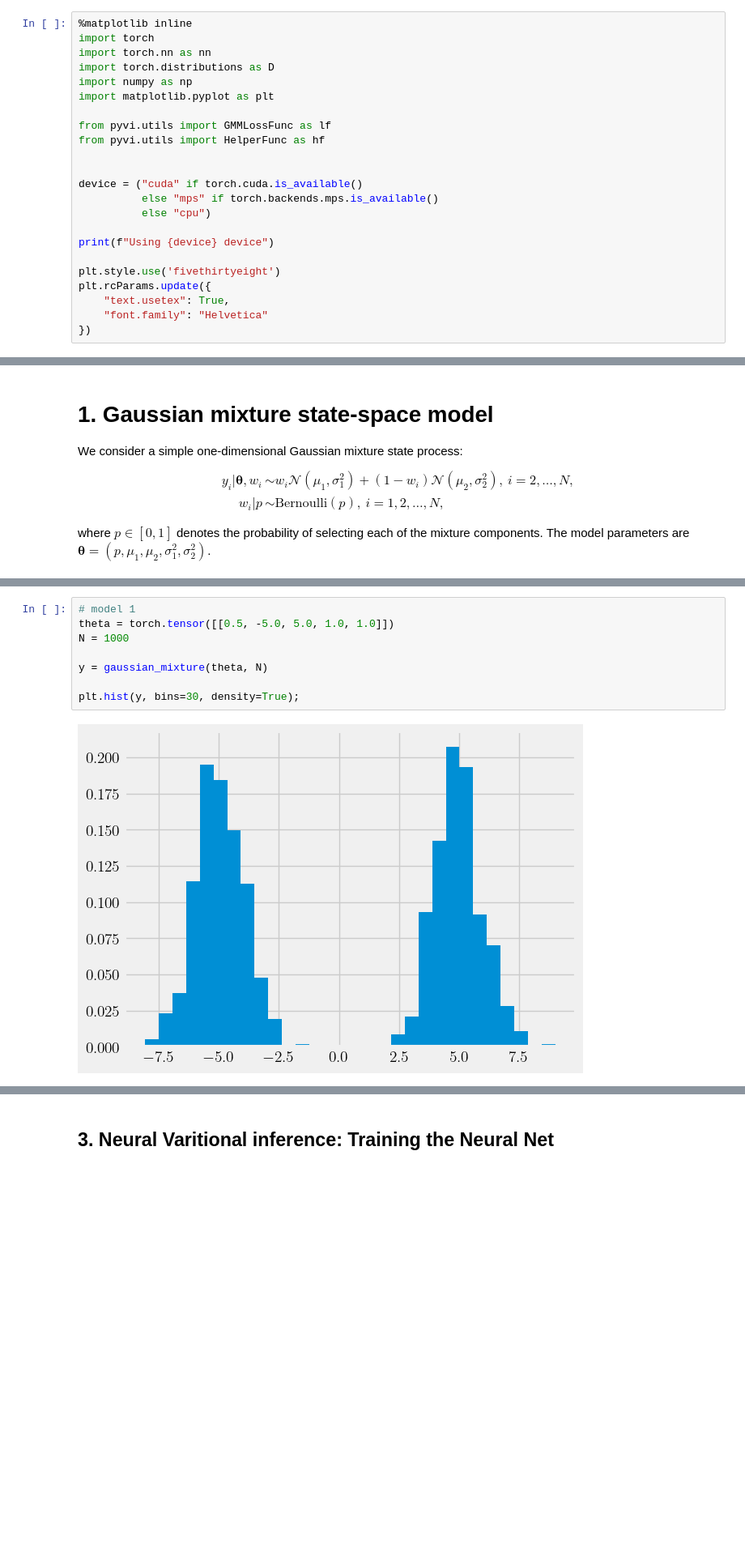
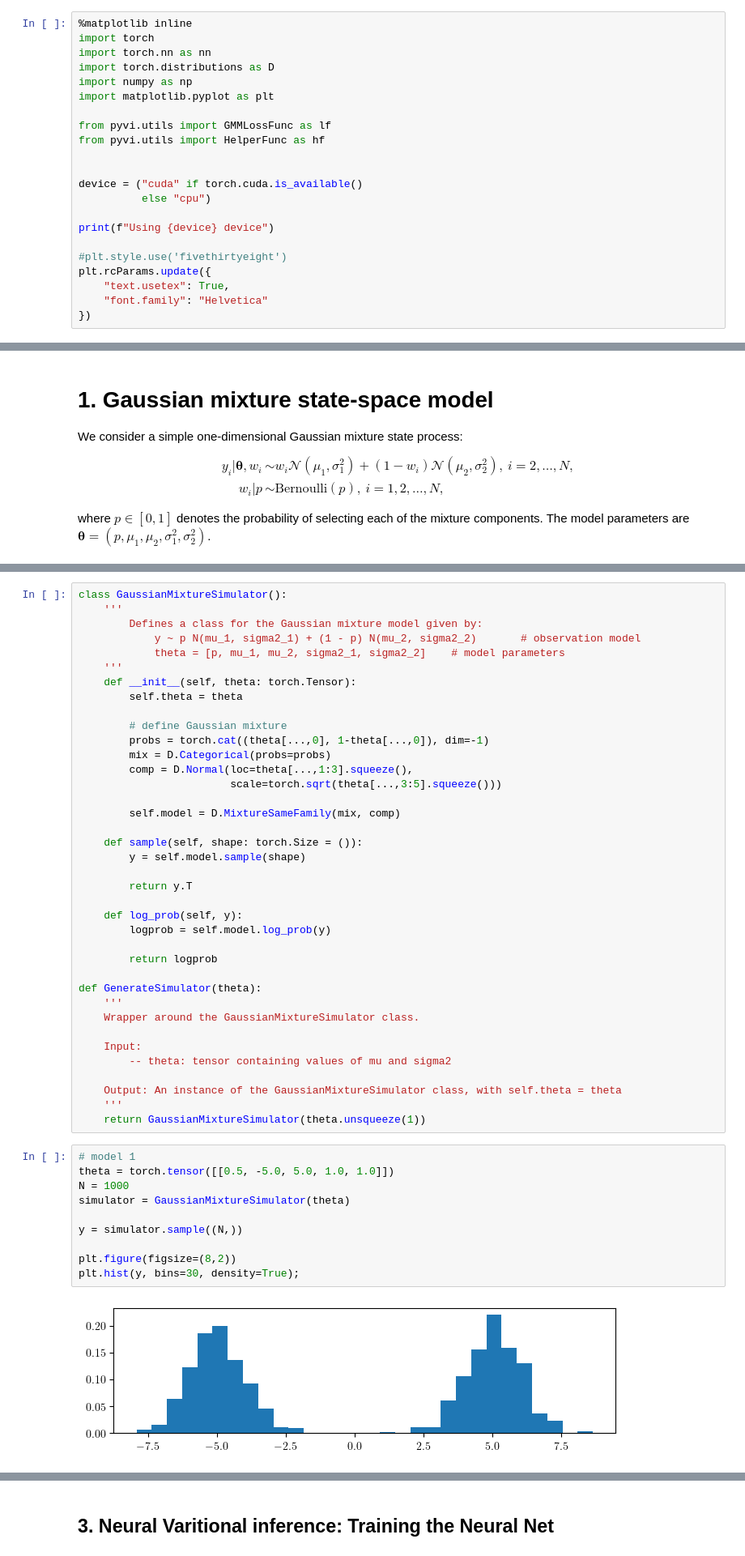
Before and after one commit to J-PNtwali/amortized_variational_inference, a Jupyter notebook: gaussian_mixture.ipynb, the cells around one changed output, grey strips where cells are left out. Shown at 81% size. Saved outputs shown, nothing was run; the diff lists cells and outputs as text; blank space fills up the shorter version.

```diff
--- a/gaussian_mixture.ipynb
+++ b/gaussian_mixture.ipynb
@@ -11,12 +11,11 @@ from pyvi.utils import HelperFunc as hf
 
 
 device = ("cuda" if torch.cuda.is_available()
-          else "mps" if torch.backends.mps.is_available()
           else "cpu")
 
 print(f"Using {device} device")
 
-plt.style.use('fivethirtyeight')
+#plt.style.use('fivethirtyeight')
 plt.rcParams.update({
     "text.usetex": True,
     "font.family": "Helvetica"
@@ -54,13 +35,53 @@ def gaussian_mixture(theta: torch.Tensor, N=100) -> torch.Tensor:
+# %%
+class GaussianMixtureSimulator():
+    '''
+        Defines a class for the Gaussian mixture model given by:
+            y ~ p N(mu_1, sigma2_1) + (1 - p) N(mu_2, sigma2_2)       # observation model
+            theta = [p, mu_1, mu_2, sigma2_1, sigma2_2]    # model parameters
+    '''
+    def __init__(self, theta: torch.Tensor):
+        self.theta = theta
+
+        # define Gaussian mixture
+        probs = torch.cat((theta[...,0], 1-theta[...,0]), dim=-1)
+        mix = D.Categorical(probs=probs)
+        comp = D.Normal(loc=theta[...,1:3].squeeze(),
+                        scale=torch.sqrt(theta[...,3:5].squeeze()))
+
+        self.model = D.MixtureSameFamily(mix, comp)
+
+    def sample(self, shape: torch.Size = ()):
+        y = self.model.sample(shape)
+
+        return y.T
+
+    def log_prob(self, y):
+        logprob = self.model.log_prob(y)
+
+        return logprob
+
+def GenerateSimulator(theta):
+    '''
+    Wrapper around the GaussianMixtureSimulator class.
+
+    Input:
+        -- theta: tensor containing values of mu and sigma2
+
+    Output: An instance of the GaussianMixtureSimulator class, with self.theta = theta
+    '''
+    return GaussianMixtureSimulator(theta.unsqueeze(1))
 # %%
 # model 1
 theta = torch.tensor([[0.5, -5.0, 5.0, 1.0, 1.0]])
 N = 1000
+simulator = GaussianMixtureSimulator(theta)
 
-y = gaussian_mixture(theta, N)
+y = simulator.sample((N,))
 
+plt.figure(figsize=(8,2))
 plt.hist(y, bins=30, density=True);
 # %% [output]
-[figure, old version]
+[figure, new version]
 # %% [markdown]
 # 1.2. Parameter priors
 
```
Also changed, not shown: parts of 8 cells of this notebook, 7 other files.
